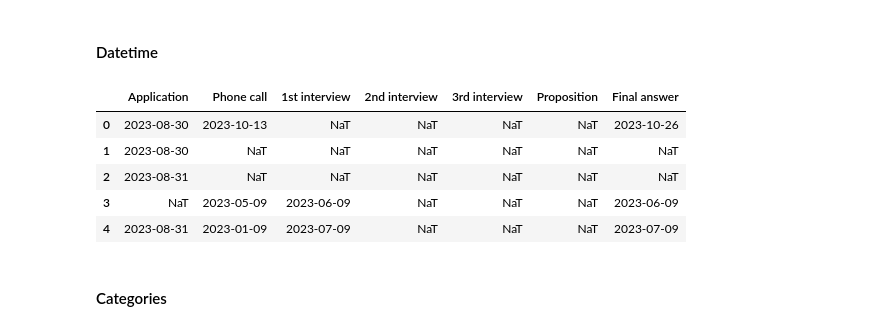
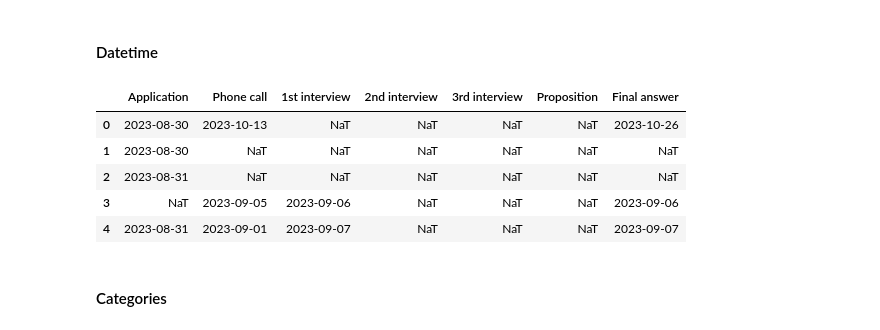
Before and after one commit to Luunynliny/jsa, a Jupyter notebook: notebooks/10_2023.ipynb, the cells around one changed output. Drawn from its saved outputs; the diff is of its cells as text; code cells hidden in the pictures.

Commit message:
fix date formating

```diff
--- a/notebooks/10_2023.ipynb
+++ b/notebooks/10_2023.ipynb
@@ -76,25 +77,26 @@ df_jsa_10_2023_f = df_jsa_10_2023.copy()
 # %%
 dates_col = ["Application",
              "Phone call",
              "1st interview",
              "2nd interview",
              "3rd interview",
              "Proposition",
              "Final answer"]
 
 # Convert to datetime
-df_jsa_10_2023_f[dates_col] = df_jsa_10_2023_f[dates_col].apply(pd.to_datetime, format="mixed")
+df_jsa_10_2023_f[dates_col] = df_jsa_10_2023_f[dates_col].apply(pd.to_datetime, format="mixed", dayfirst=True)
+
 # Remove time
 df_jsa_10_2023_f[dates_col] = df_jsa_10_2023_f[dates_col].apply(lambda x : x.dt.normalize())
 
 df_jsa_10_2023_f[dates_col].head()
 # %% [output]
 |  | Application | Phone call | 1st interview | 2nd interview | 3rd interview | Proposition | Final answer |
 | 0 | 2023-08-30 | 2023-10-13 | NaT | NaT | NaT | NaT | 2023-10-26 |
 | 1 | 2023-08-30 | NaT | NaT | NaT | NaT | NaT | NaT |
 | 2 | 2023-08-31 | NaT | NaT | NaT | NaT | NaT | NaT |
-| 3 | NaT | 2023-05-09 | 2023-06-09 | NaT | NaT | NaT | 2023-06-09 |
-| 4 | 2023-08-31 | 2023-01-09 | 2023-07-09 | NaT | NaT | NaT | 2023-07-09 |
+| 3 | NaT | 2023-09-05 | 2023-09-06 | NaT | NaT | NaT | 2023-09-06 |
+| 4 | 2023-08-31 | 2023-09-01 | 2023-09-07 | NaT | NaT | NaT | 2023-09-07 |
 # %% [markdown]
 #### Categories
 # %%
```
Also changed, not shown: parts of 4 cells of this notebook, 1 other file.
